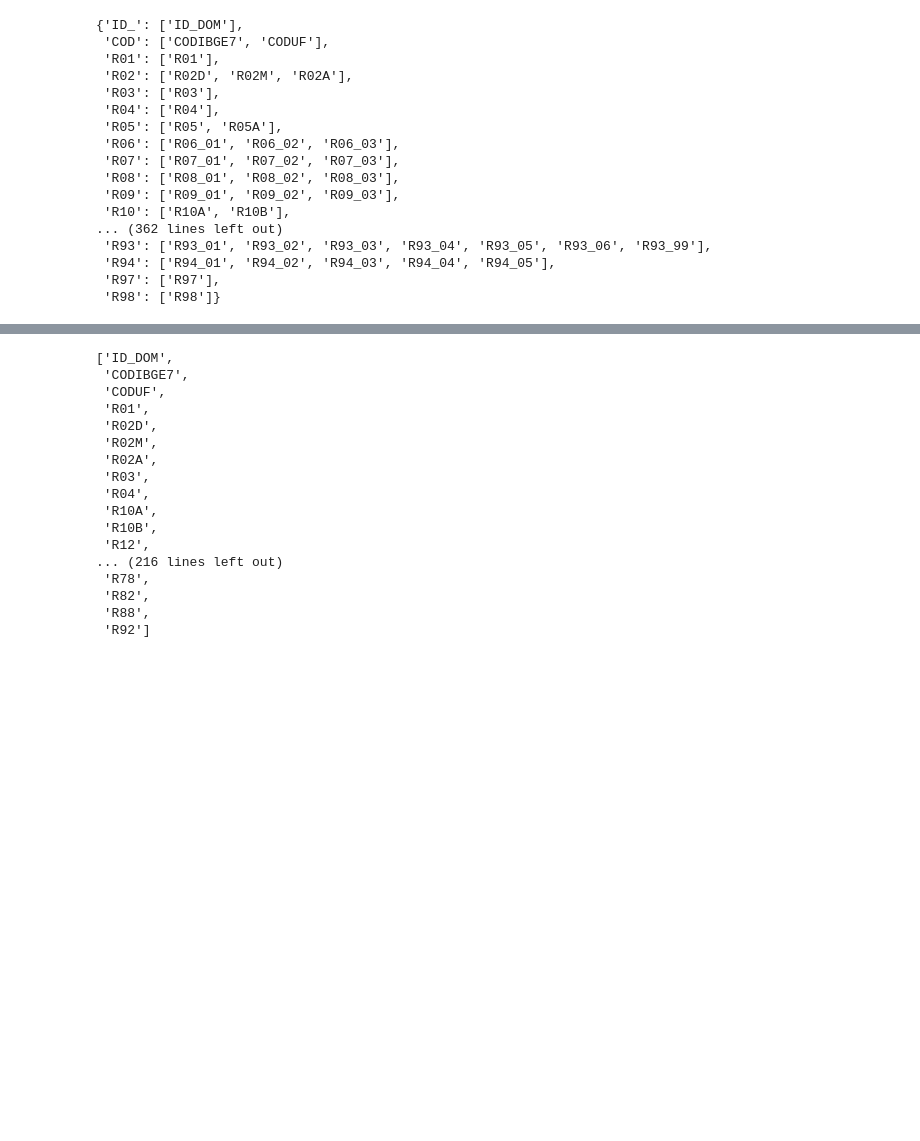
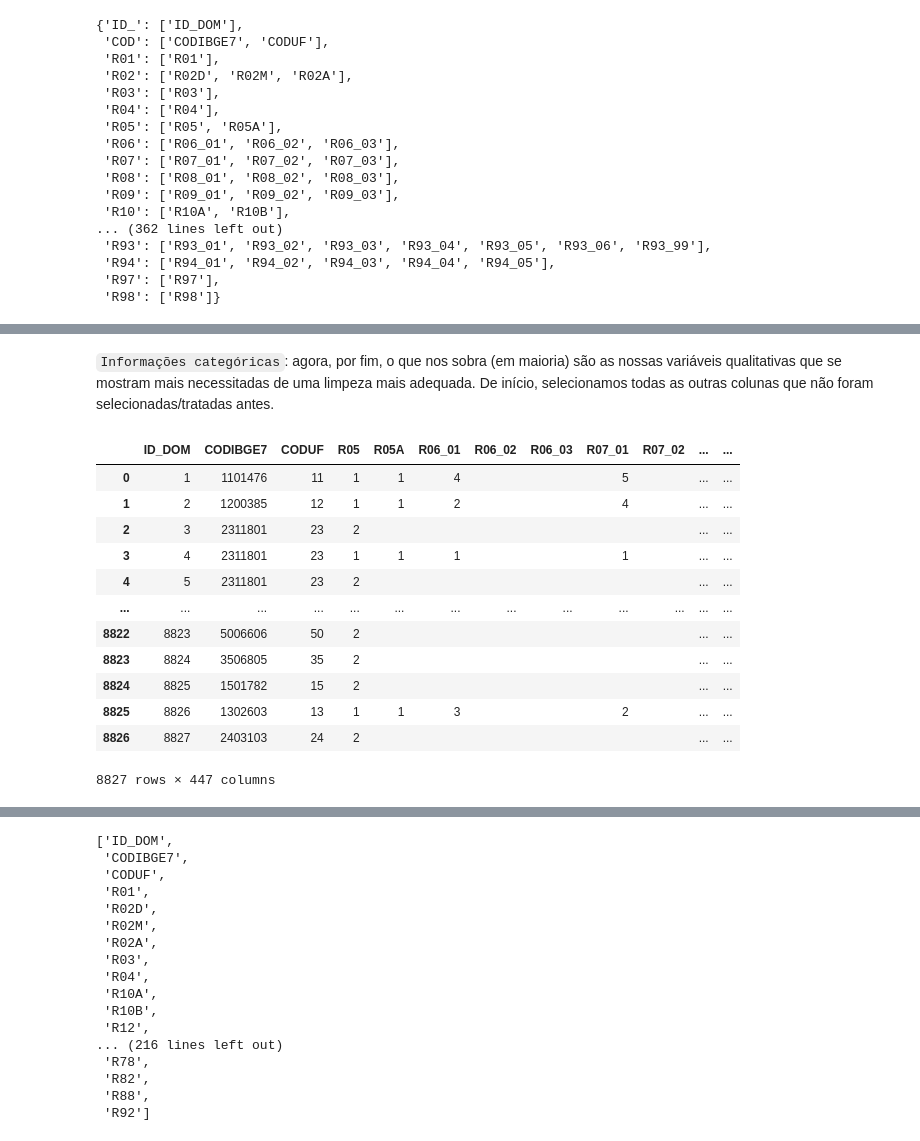
Before and after one commit to insper-classroom/23-1a-cd-p2-anderson_samuel_vinicius, a Jupyter notebook: Relatório.ipynb, the cells around one changed output, grey strips where cells are left out. Drawn from its saved outputs; the diff is of its cells as text; code cells hidden in the pictures; blank space fills up the shorter version.

```diff
--- a/Relatório.ipynb
+++ b/Relatório.ipynb
@@ -131,3 +228,28 @@ col_per_quest
+# %% [markdown]
+`Informações categóricas`: agora, por fim, o que nos sobra (em maioria) são as nossas variáveis qualitativas que se mostram mais necessitadas de uma limpeza mais adequada. De início, selecionamos todas as outras colunas que não foram selecionadas/tratadas antes.
+# %%
+nao_cat = ['R01', 'R02D', 'R02M', 'R02A', 'R03', 'R04', 'R10A', 'R10B', 'R20_01', 'R20_02', 'R20_03', 'R20_04', 'R20_05', 'R20_06', 'R20_07', 'R20_08', 'R20_09', 'R20_10', 'R20_11', 'R20_12', 'R20_13', 'R20_14', 'R20_15', 'R20_16', 'R20_17', 'R20_18', 'R20_98', 'R22', 'R25', 'R39', 'R82', 'R37H', 'R37M', 'R38H', 'R38M']
+categoricas = []
+for list_column in col_per_quest.values():
+    for column in list_column:
+        if column not in nao_cat:
+            categoricas.append(column)
+info_categoricas = responsaveis_df.loc[:, categoricas]
+info_categoricas.astype(str)
+# %% [output]
+|  | ID_DOM | CODIBGE7 | CODUF | R05 | R05A | R06_01 | R06_02 | R06_03 | R07_01 | R07_02 | ... | ... |
+| 0 | 1 | 1101476 | 11 | 1 | 1 | 4 |  |  | 5 |  | ... | ... |
+| 1 | 2 | 1200385 | 12 | 1 | 1 | 2 |  |  | 4 |  | ... | ... |
+| 2 | 3 | 2311801 | 23 | 2 |  |  |  |  |  |  | ... | ... |
+| 3 | 4 | 2311801 | 23 | 1 | 1 | 1 |  |  | 1 |  | ... | ... |
+| 4 | 5 | 2311801 | 23 | 2 |  |  |  |  |  |  | ... | ... |
+| ... | ... | ... | ... | ... | ... | ... | ... | ... | ... | ... | ... | ... |
+| 8822 | 8823 | 5006606 | 50 | 2 |  |  |  |  |  |  | ... | ... |
+| 8823 | 8824 | 3506805 | 35 | 2 |  |  |  |  |  |  | ... | ... |
+| 8824 | 8825 | 1501782 | 15 | 2 |  |  |  |  |  |  | ... | ... |
+| 8825 | 8826 | 1302603 | 13 | 1 | 1 | 3 |  |  | 2 |  | ... | ... |
+| 8826 | 8827 | 2403103 | 24 | 2 |  |  |  |  |  |  | ... | ... |
+8827 rows × 447 columns
 # %% [markdown]
 Dessas colunas que são referentes à mesma pergunta do questionário, temos que algumas correspondem a perguntas que possuem subdivisões - como itens - e que geram várias respostas. Numa leitura do questionário correspondente, identificamos as seguintes perguntas como tendo essas características:
 
```
Also changed, not shown: parts of 29 cells of this notebook.
